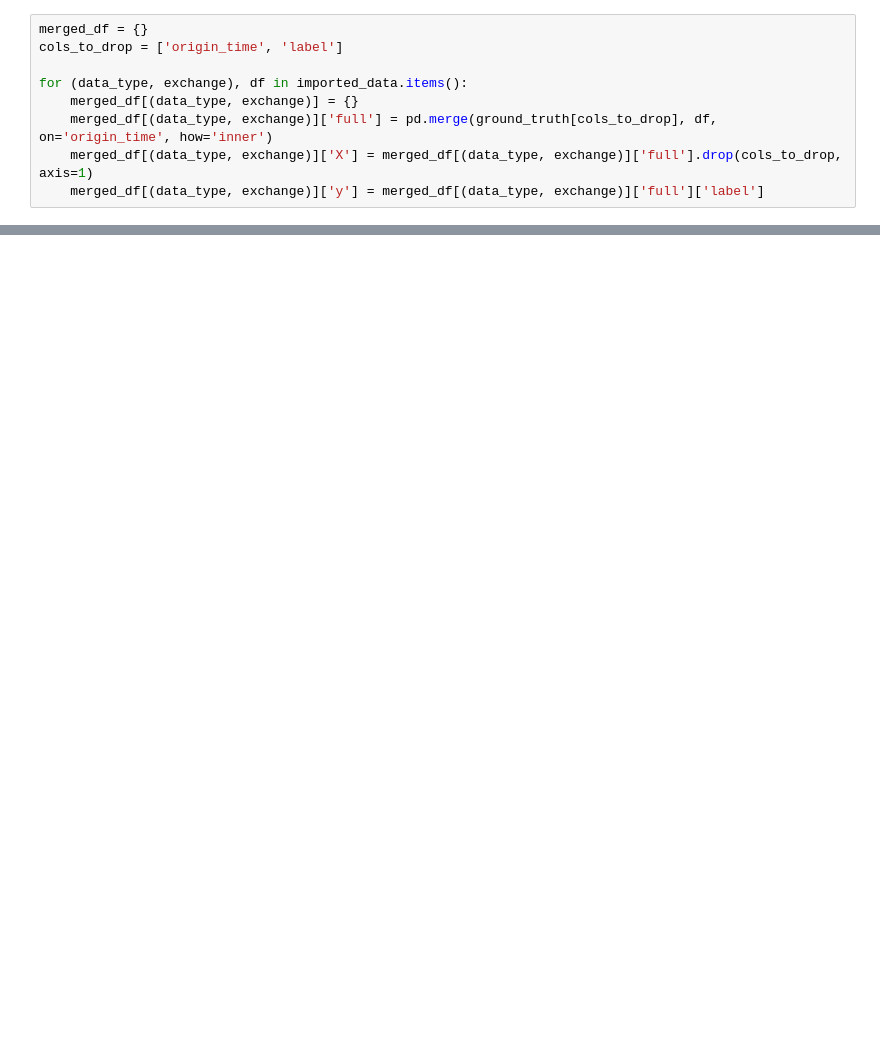
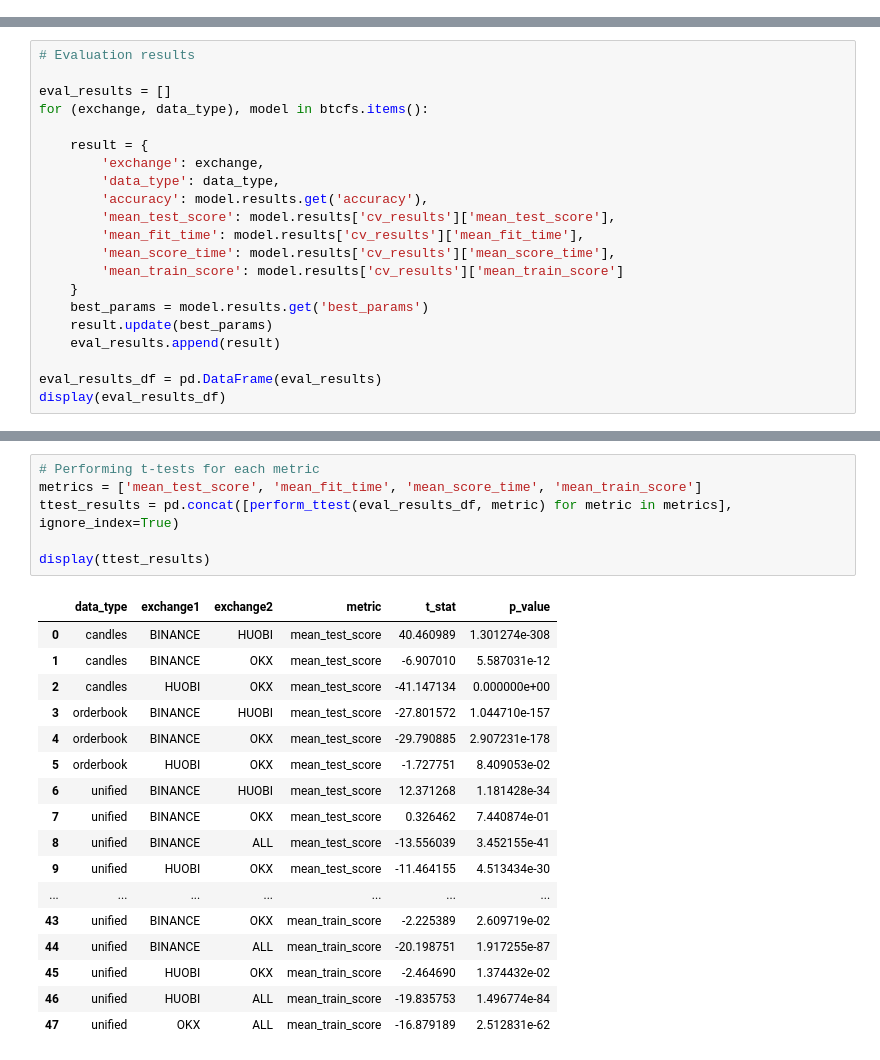
Before and after one commit to francescoperagine/big_data_bitcoin_forecasting, a Jupyter notebook: notebooks/decision_tree.ipynb, the cells around one changed output, grey strips where cells are left out. Drawn from its saved outputs; the diff is of its cells as text; blank space fills up the shorter version.

```diff
--- a/notebooks/decision_tree.ipynb
+++ b/notebooks/decision_tree.ipynb
@@ -33,9 +21,0 @@ for exchange in EXCHANGES:
-# %%
-merged_df = {}
-cols_to_drop = ['origin_time', 'label']
-
-for (data_type, exchange), df in imported_data.items():
-    merged_df[(data_type, exchange)] = {}
-    merged_df[(data_type, exchange)]['full'] = pd.merge(ground_truth[cols_to_drop], df, on='origin_time', how='inner')
-    merged_df[(data_type, exchange)]['X'] = merged_df[(data_type, exchange)]['full'].drop(cols_to_drop, axis=1)
-    merged_df[(data_type, exchange)]['y'] = merged_df[(data_type, exchange)]['full']['label']
@@ -151,0 +164,21 @@ for (data_type, exchange), df in merged_df.items():
+# %%
+# Evaluation results
+
+eval_results = []
+for (exchange, data_type), model in btcfs.items():
+
+    result = {
+        'exchange': exchange,
+        'data_type': data_type,
+        'accuracy': model.results.get('accuracy'),
+        'mean_test_score': model.results['cv_results']['mean_test_score'],
+        'mean_fit_time': model.results['cv_results']['mean_fit_time'],
+        'mean_score_time': model.results['cv_results']['mean_score_time'],
+        'mean_train_score': model.results['cv_results']['mean_train_score']
+    }
+    best_params = model.results.get('best_params')
+    result.update(best_params)
+    eval_results.append(result)
+
+eval_results_df = pd.DataFrame(eval_results)
+display(eval_results_df)
@@ -151,0 +197,24 @@ for (data_type, exchange), df in merged_df.items():
+# %%
+# Performing t-tests for each metric
+metrics = ['mean_test_score', 'mean_fit_time', 'mean_score_time', 'mean_train_score']
+ttest_results = pd.concat([perform_ttest(eval_results_df, metric) for metric in metrics], ignore_index=True)
+
+display(ttest_results)
+# %% [output]
+|  | data_type | exchange1 | exchange2 | metric | t_stat | p_value |
+| 0 | candles | BINANCE | HUOBI | mean_test_score | 40.460989 | 1.301274e-308 |
+| 1 | candles | BINANCE | OKX | mean_test_score | -6.907010 | 5.587031e-12 |
+| 2 | candles | HUOBI | OKX | mean_test_score | -41.147134 | 0.000000e+00 |
+| 3 | orderbook | BINANCE | HUOBI | mean_test_score | -27.801572 | 1.044710e-157 |
+| 4 | orderbook | BINANCE | OKX | mean_test_score | -29.790885 | 2.907231e-178 |
+| 5 | orderbook | HUOBI | OKX | mean_test_score | -1.727751 | 8.409053e-02 |
+| 6 | unified | BINANCE | HUOBI | mean_test_score | 12.371268 | 1.181428e-34 |
+| 7 | unified | BINANCE | OKX | mean_test_score | 0.326462 | 7.440874e-01 |
+| 8 | unified | BINANCE | ALL | mean_test_score | -13.556039 | 3.452155e-41 |
+| 9 | unified | HUOBI | OKX | mean_test_score | -11.464155 | 4.513434e-30 |
+| ... | ... | ... | ... | ... | ... | ... |
+| 43 | unified | BINANCE | OKX | mean_train_score | -2.225389 | 2.609719e-02 |
+| 44 | unified | BINANCE | ALL | mean_train_score | -20.198751 | 1.917255e-87 |
+| 45 | unified | HUOBI | OKX | mean_train_score | -2.464690 | 1.374432e-02 |
+| 46 | unified | HUOBI | ALL | mean_train_score | -19.835753 | 1.496774e-84 |
+| 47 | unified | OKX | ALL | mean_train_score | -16.879189 | 2.512831e-62 |
```
Also changed, not shown: parts of 17 cells of this notebook, 11 other files.
